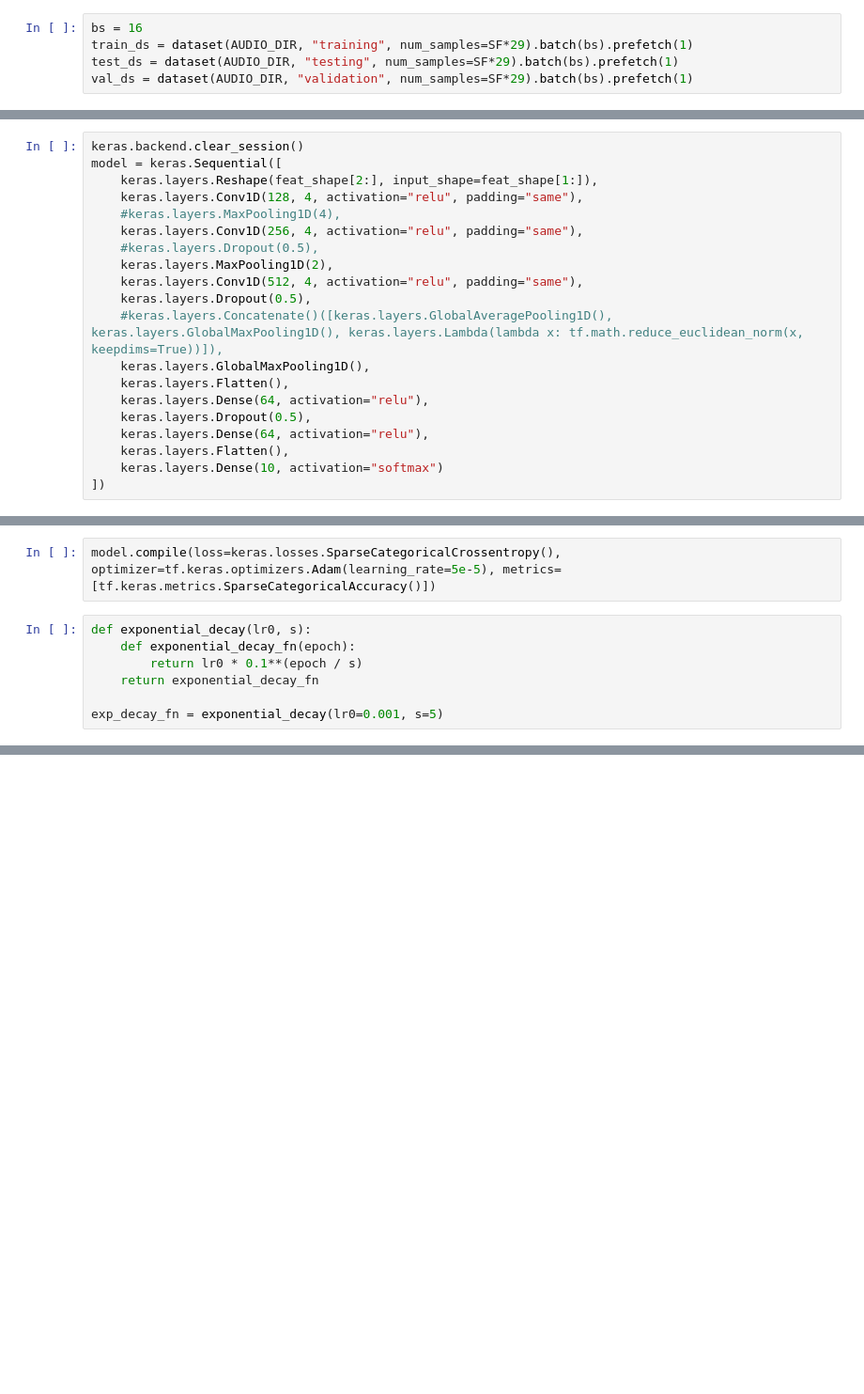
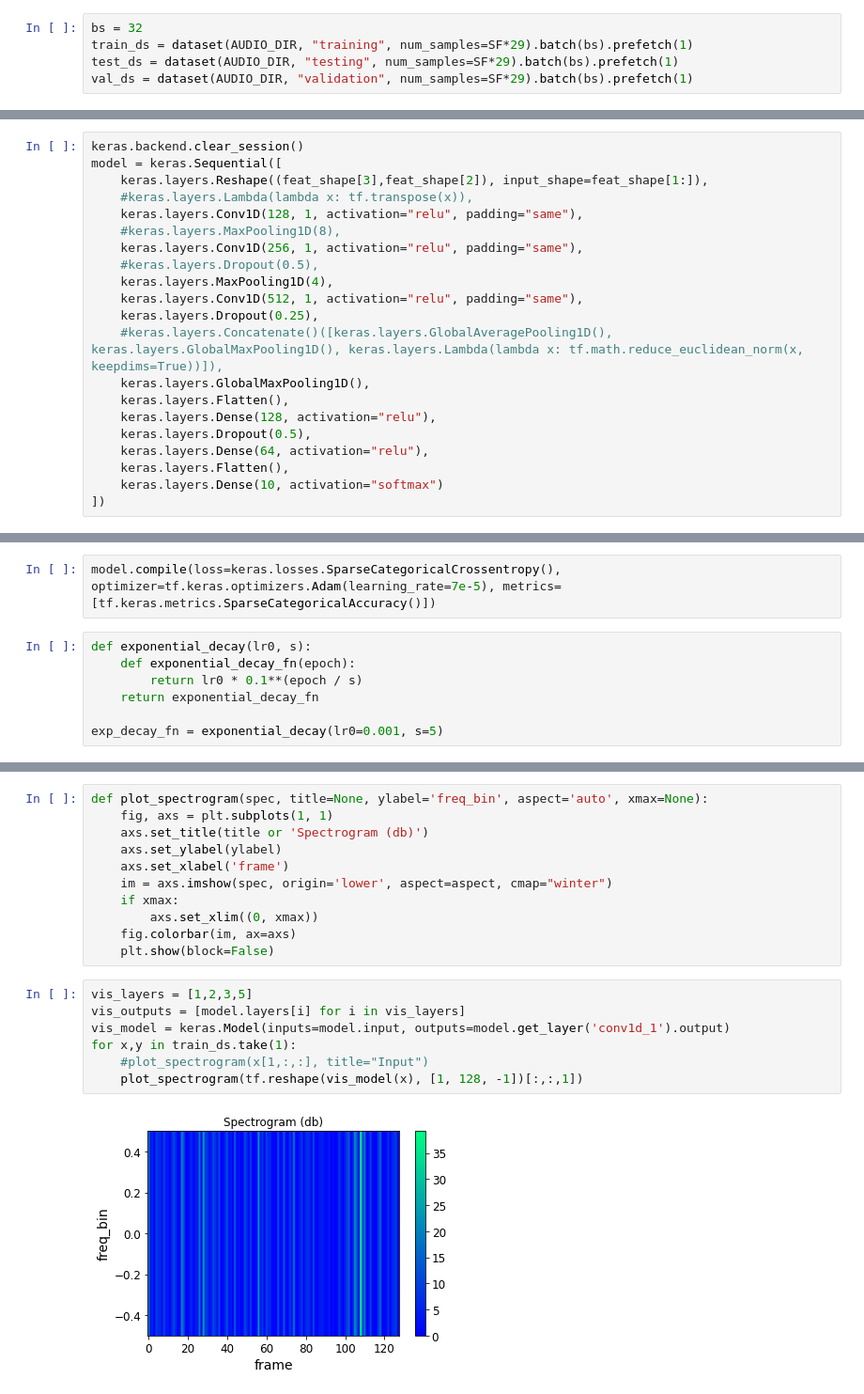
Before and after one commit to Data-Science-Community-SRM/Music-Genre-Classification-System, a Jupyter notebook: gtzan_tf.ipynb, the cells around one changed output, grey strips where cells are left out. Shown: that part at 94% size. Saved outputs shown, nothing was run; the diff lists cells and outputs as text; blank space fills up the shorter version.

Commit message:
Visualize hidden layer output

```diff
--- a/gtzan_tf.ipynb
+++ b/gtzan_tf.ipynb
@@ -999,7 +999,7 @@ def dataset(data_path, split, num_samples, sr=SF, n_fft=2048,
     elif split == "validation":
         return tf.data.Dataset.from_tensor_slices(filtered_valid).map(lambda name: tf.py_function(func=load, inp=[name], Tout=[tf.float32, tf.int32]), num_parallel_calls=2).shuffle(buffer_size=97)
 # %%
-bs = 16
+bs = 32
 train_ds = dataset(AUDIO_DIR, "training", num_samples=SF*29).batch(bs).prefetch(1)
 test_ds = dataset(AUDIO_DIR, "testing", num_samples=SF*29).batch(bs).prefetch(1)
 val_ds = dataset(AUDIO_DIR, "validation", num_samples=SF*29).batch(bs).prefetch(1)
@@ -1030,18 +1030,19 @@ TensorShape([16, 1, 128, 625])
 # %%
 keras.backend.clear_session()
 model = keras.Sequential([
-    keras.layers.Reshape(feat_shape[2:], input_shape=feat_shape[1:]),
-    keras.layers.Conv1D(128, 4, activation="relu", padding="same"),
-    #keras.layers.MaxPooling1D(4),
-    keras.layers.Conv1D(256, 4, activation="relu", padding="same"),
+    keras.layers.Reshape((feat_shape[3],feat_shape[2]), input_shape=feat_shape[1:]),
+    #keras.layers.Lambda(lambda x: tf.transpose(x)),
+    keras.layers.Conv1D(128, 1, activation="relu", padding="same"),
+    #keras.layers.MaxPooling1D(8),
+    keras.layers.Conv1D(256, 1, activation="relu", padding="same"),
     #keras.layers.Dropout(0.5),
-    keras.layers.MaxPooling1D(2),
-    keras.layers.Conv1D(512, 4, activation="relu", padding="same"),
-    keras.layers.Dropout(0.5),
+    keras.layers.MaxPooling1D(4),
+    keras.layers.Conv1D(512, 1, activation="relu", padding="same"),
+    keras.layers.Dropout(0.25),
     #keras.layers.Concatenate()([keras.layers.GlobalAveragePooling1D(), keras.layers.GlobalMaxPooling1D(), keras.layers.Lambda(lambda x: tf.math.reduce_euclidean_norm(x, keepdims=True))]),
     keras.layers.GlobalMaxPooling1D(),
     keras.layers.Flatten(),
-    keras.layers.Dense(64, activation="relu"),
+    keras.layers.Dense(128, activation="relu"),
     keras.layers.Dropout(0.5),
     keras.layers.Dense(64, activation="relu"),
     keras.layers.Flatten(),
@@ -1068,7 +1069,7 @@ Trainable params: 1,013,898
 Non-trainable params: 0
 _________________________________________________________________
 # %%
-model.compile(loss=keras.losses.SparseCategoricalCrossentropy(), optimizer=tf.keras.optimizers.Adam(learning_rate=5e-5), metrics=[tf.keras.metrics.SparseCategoricalAccuracy()])
+model.compile(loss=keras.losses.SparseCategoricalCrossentropy(), optimizer=tf.keras.optimizers.Adam(learning_rate=7e-5), metrics=[tf.keras.metrics.SparseCategoricalAccuracy()])
 # %%
 def exponential_decay(lr0, s):
     def exponential_decay_fn(epoch):
@@ -1112,0 +1114,20 @@ model.evaluate(test_ds)
+# %%
+def plot_spectrogram(spec, title=None, ylabel='freq_bin', aspect='auto', xmax=None):
+    fig, axs = plt.subplots(1, 1)
+    axs.set_title(title or 'Spectrogram (db)')
+    axs.set_ylabel(ylabel)
+    axs.set_xlabel('frame')
+    im = axs.imshow(spec, origin='lower', aspect=aspect, cmap="winter")
+    if xmax:
+        axs.set_xlim((0, xmax))
+    fig.colorbar(im, ax=axs)
+    plt.show(block=False)
+# %%
+vis_layers = [1,2,3,5]
+vis_outputs = [model.layers[i] for i in vis_layers]
+vis_model = keras.Model(inputs=model.input, outputs=model.get_layer('conv1d_1').output)
+for x,y in train_ds.take(1):
+    #plot_spectrogram(x[1,:,:], title="Input")
+    plot_spectrogram(tf.reshape(vis_model(x), [1, 128, -1])[:,:,1])
+# %% [output]
+[figure, added]
```
Also changed, not shown: parts of 5 cells of this notebook.
